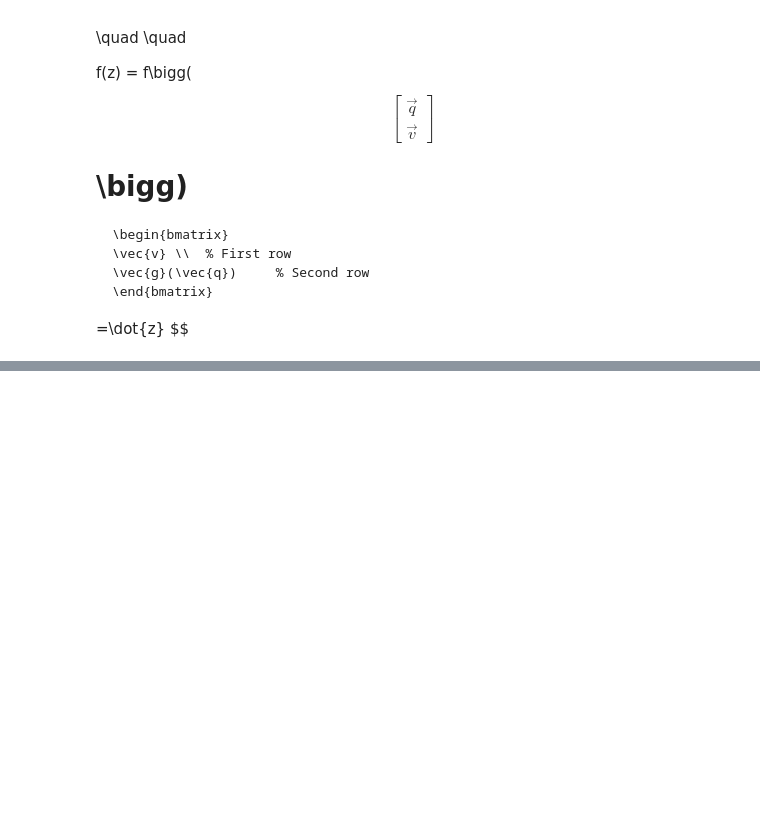
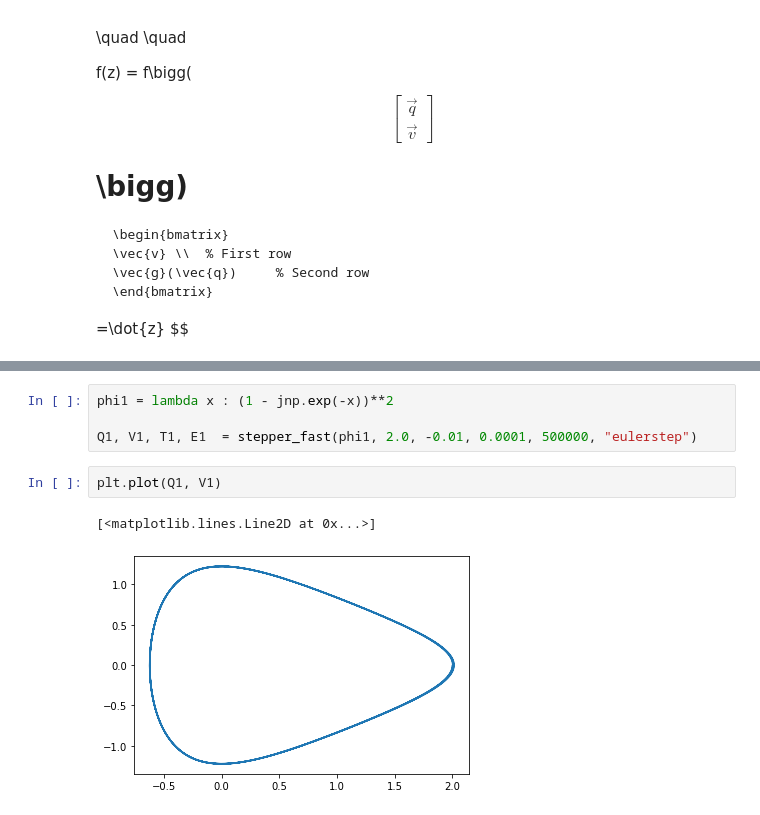
Before and after one commit to radish09/Aadhu-Tries-to-Code, a Jupyter notebook: other_simulations/one_step_methods.ipynb, the cells around one changed output, grey strips where cells are left out. Drawn from its saved outputs; the diff is of its cells as text; blank space fills up the shorter version.

```diff
--- a/other_simulations/one_step_methods.ipynb
+++ b/other_simulations/one_step_methods.ipynb
@@ -106,0 +309,9 @@ $$
+# %%
+phi1 = lambda x : (1 - jnp.exp(-x))**2
+
+Q1, V1, T1, E1  = stepper_fast(phi1, 2.0, -0.01, 0.0001, 500000, "eulerstep")
+# %%
+plt.plot(Q1, V1)
+# %% [output]
+[<matplotlib.lines.Line2D at 0x...>]
+[figure, added]
```
Also changed, not shown: parts of 20 cells of this notebook, 25 other files.
